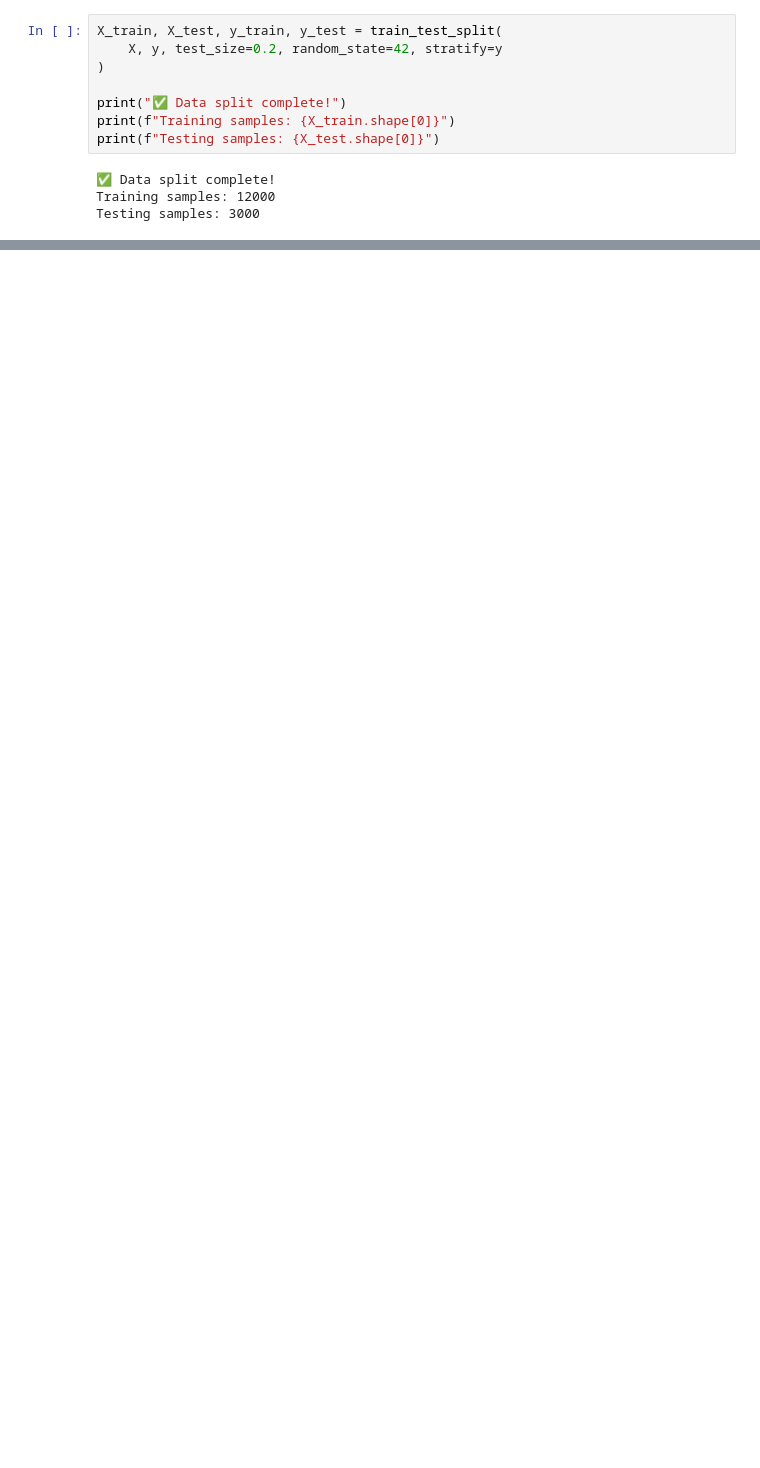
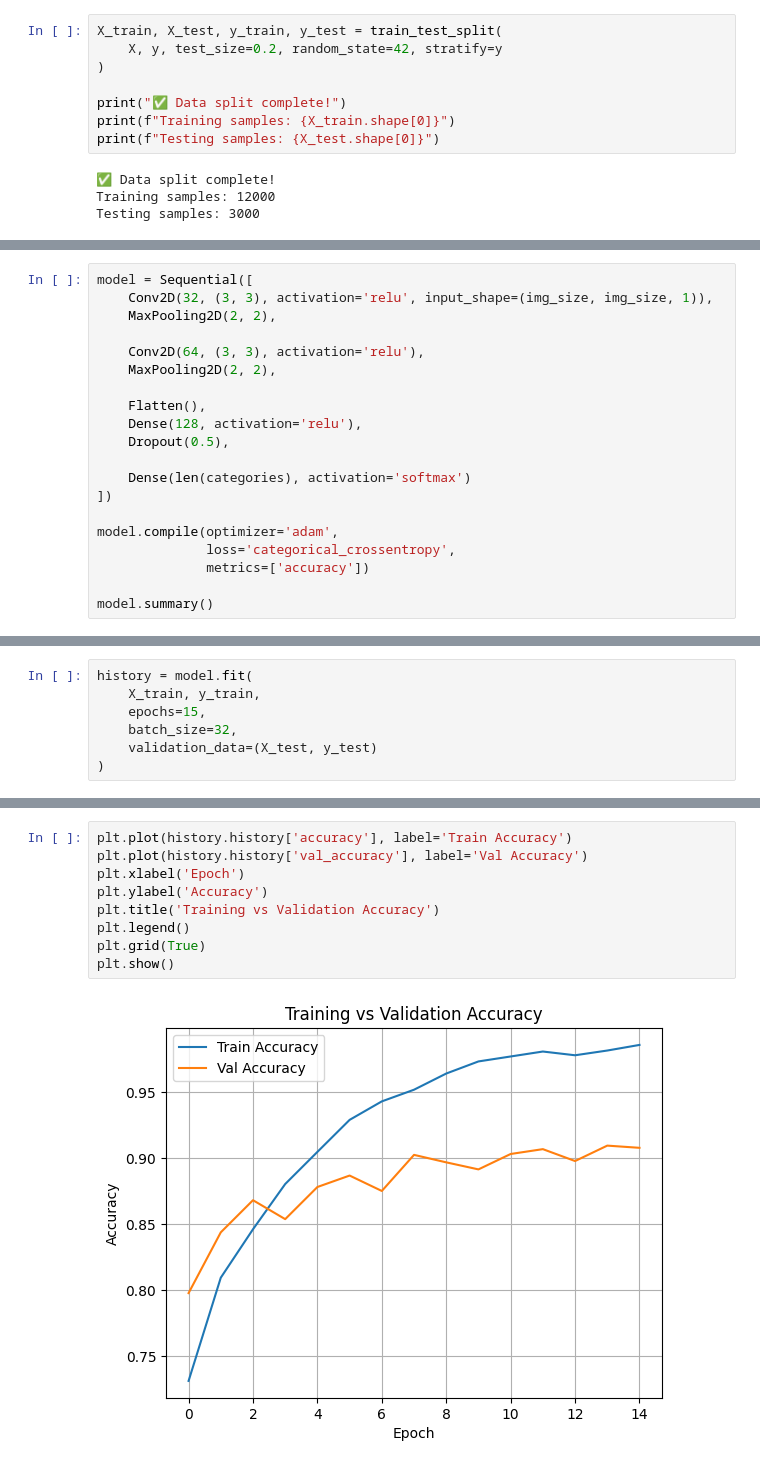
Before and after one commit to Revati-N/Cancer_Classification, a Jupyter notebook: Cancers/Brain/brain.ipynb, the cells around one changed output, grey strips where cells are left out. Cells and saved outputs as stored; diff of their text form; blank space fills up the shorter version.

Commit message:
Base Brain model

```diff
--- a/Cancers/Brain/brain.ipynb
+++ b/Cancers/Brain/brain.ipynb
@@ -121,0 +128,20 @@ Testing samples: 3000
+# %%
+model = Sequential([
+    Conv2D(32, (3, 3), activation='relu', input_shape=(img_size, img_size, 1)),
+    MaxPooling2D(2, 2),
+
+    Conv2D(64, (3, 3), activation='relu'),
+    MaxPooling2D(2, 2),
+
+    Flatten(),
+    Dense(128, activation='relu'),
+    Dropout(0.5),
+
+    Dense(len(categories), activation='softmax')
+])
+
+model.compile(optimizer='adam',
+              loss='categorical_crossentropy',
+              metrics=['accuracy'])
+
+model.summary()
@@ -121,0 +172,7 @@ Testing samples: 3000
+# %%
+history = model.fit(
+    X_train, y_train,
+    epochs=15,
+    batch_size=32,
+    validation_data=(X_test, y_test)
+)
@@ -121,0 +199,11 @@ Testing samples: 3000
+# %%
+plt.plot(history.history['accuracy'], label='Train Accuracy')
+plt.plot(history.history['val_accuracy'], label='Val Accuracy')
+plt.xlabel('Epoch')
+plt.ylabel('Accuracy')
+plt.title('Training vs Validation Accuracy')
+plt.legend()
+plt.grid(True)
+plt.show()
+# %% [output]
+[figure, added]
```
Also changed, not shown: parts of 8 cells of this notebook.
